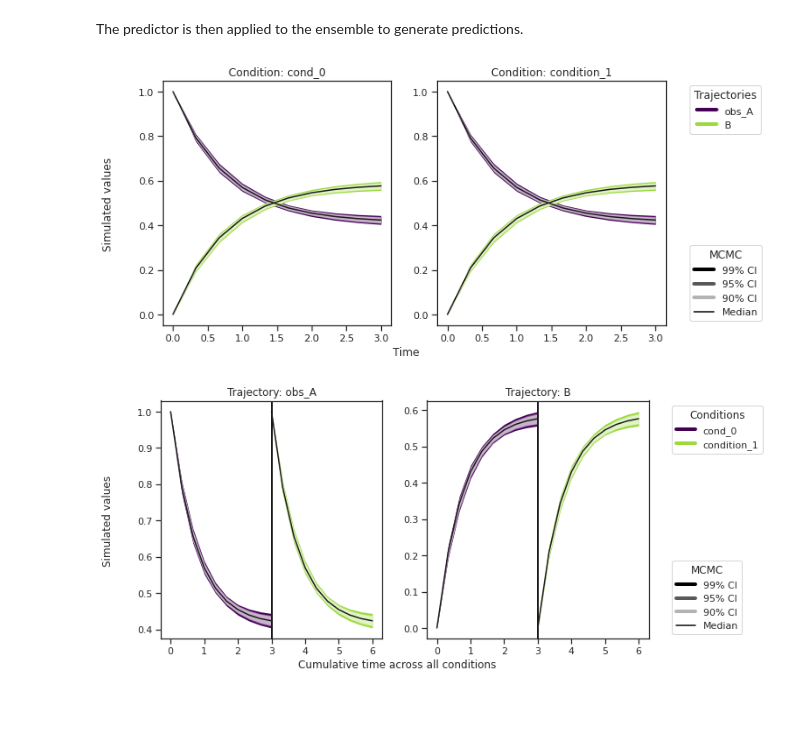
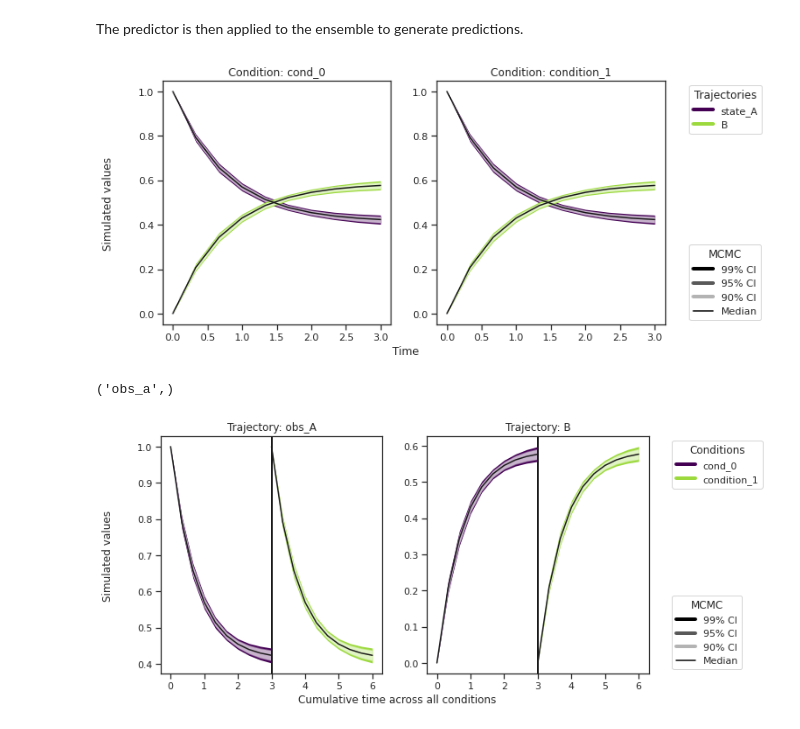
Before and after one commit to ICB-DCM/pyPESTO, a Jupyter notebook: doc/example/sampling_diagnostics.ipynb, the cells around one changed output. Cells and saved outputs as stored; diff of their text form; code cells hidden in the pictures.

Commit message:
specify desired output and condition IDs for plotting

```diff
--- a/doc/example/sampling_diagnostics.ipynb
+++ b/doc/example/sampling_diagnostics.ipynb
@@ -126,12 +126,15 @@ predictor_y = AmiciPredictor(
 Next, the ensemble is created.
 # %%
 from pypesto.ensemble import Ensemble, EnsembleType
+
+# corresponds to only the estimated parameters
+x_names = result.problem.get_reduced_vector(result.problem.x_names)
 
 # Create the ensemble with the MCMC chain from parallel tempering with the real temperature.
 ensemble = Ensemble.from_sample(
     result,
     chain_slice=slice(None, None, 2),
-    x_names=result.problem.x_names,
+    x_names=x_names,
     ensemble_type=EnsembleType.sample,
     lower_bound=result.problem.lb,
     upper_bound=result.problem.ub
@@ -150,18 +153,24 @@ ensemble_prediction = ensemble.predict(predictor_x, prediction_id=AMICI_X, engin
 # %%
 from pypesto.predict.constants import CONDITION, OUTPUT
 
 credibility_interval_levels = [90, 95, 99]
 
 ax = visualize.sampling_prediction_trajectories(
     ensemble_prediction,
     levels=credibility_interval_levels,
     size=(10,5),
-    labels={'A': 'obs_A', 'condition_0': 'cond_0'},
+    labels={'A': 'state_A', 'condition_0': 'cond_0'},
     axis_label_padding=60,
     groupby=CONDITION,
+    condition_ids=['condition_0', 'condition_1'],  # `None` for all conditions
+    output_ids=['A', 'B'],  # `None` for all outputs
 )
 # %% [output]
-[figure, old version]
+[figure, new version]
+# %%
+amici_objective.amici_model.getObservableIds()
+# %% [output]
+('obs_a',)
 # %%
 ax = visualize.sampling_prediction_trajectories(
     ensemble_prediction,
```
Also changed, not shown: parts of 13 cells of this notebook, 1 other file.
